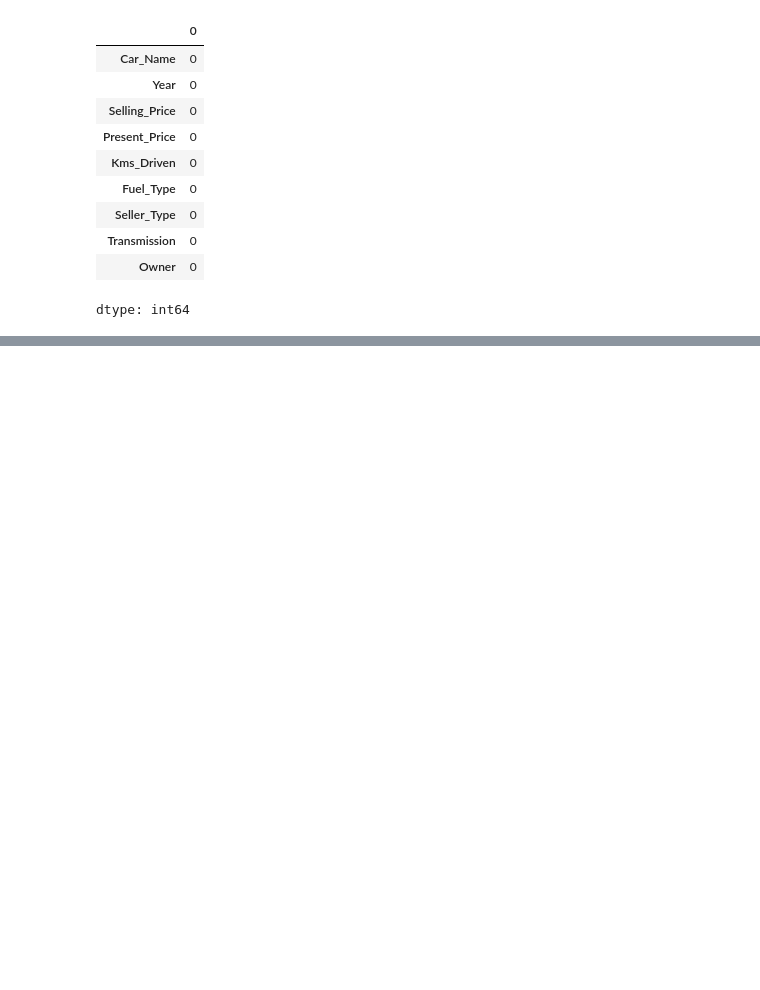
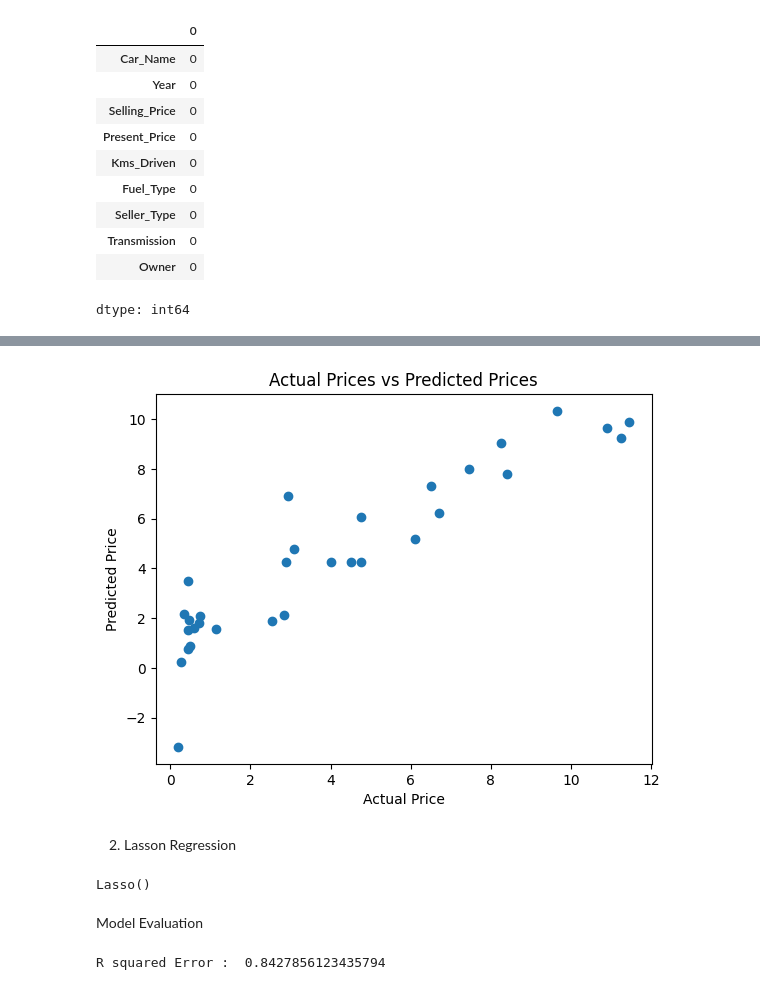
Before and after one commit to KwameCode27/car-price-prediction, a Jupyter notebook: Car_Price_Predictor.ipynb, the cells around one changed output, grey strips where cells are left out. Drawn from its saved outputs; the diff is of its cells as text; code cells hidden in the pictures; blank space fills up the shorter version.

```diff
--- a/Car_Price_Predictor.ipynb
+++ b/Car_Price_Predictor.ipynb
@@ -62,0 +174,3 @@ dtype: int64
+# %%
+# predicting on testing data
+test_split_prediction = line_reg_model.predict(X_test)
@@ -62,0 +184,7 @@ dtype: int64
+# %%
+plt.scatter(Y_test, test_split_prediction)
+plt.xlabel("Actual Price")
+plt.ylabel("Predicted Price")
+plt.title("Actual Prices vs Predicted Prices")
+plt
+# %% [output]
@@ -62,0 +192,12 @@ dtype: int64
+[figure, added]
+# %% [markdown]
+2. Lasson Regression
+# %%
+# Using lasso regreession for data prediction
+
+lasso_reg_model = Lasso()
+lasso_reg_model.fit(X_train,Y_train)
+# %% [output]
+Lasso()
+# %% [markdown]
+Model Evaluation
@@ -62,0 +206,6 @@ dtype: int64
+# %%
+
+error_score = metrics.r2_score(Y_train, lass_train_prediction)
+print("R squared Error : ", error_score)
+# %% [output]
+R squared Error :  0.8427856123435794
```
Also changed, not shown: parts of 22 cells of this notebook.
